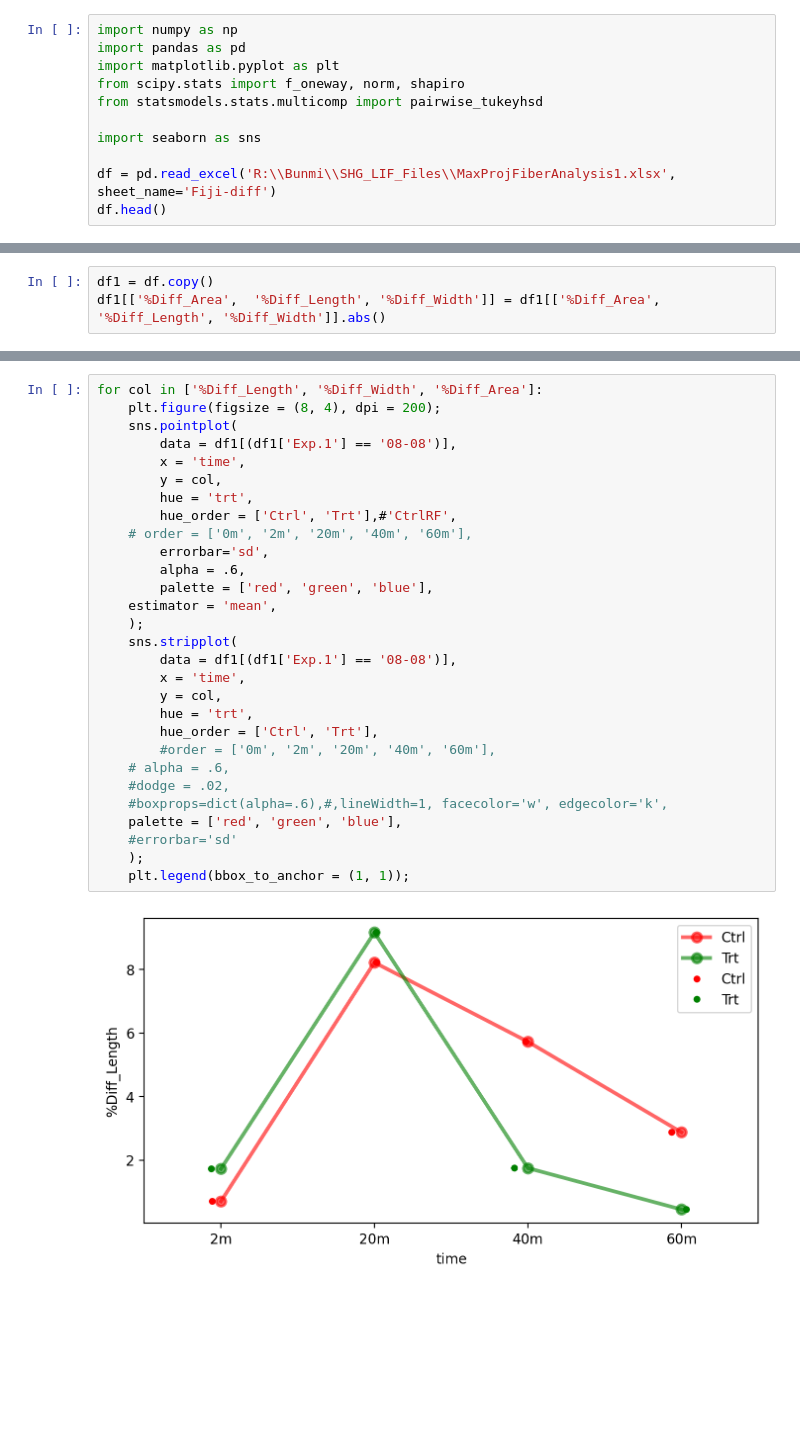
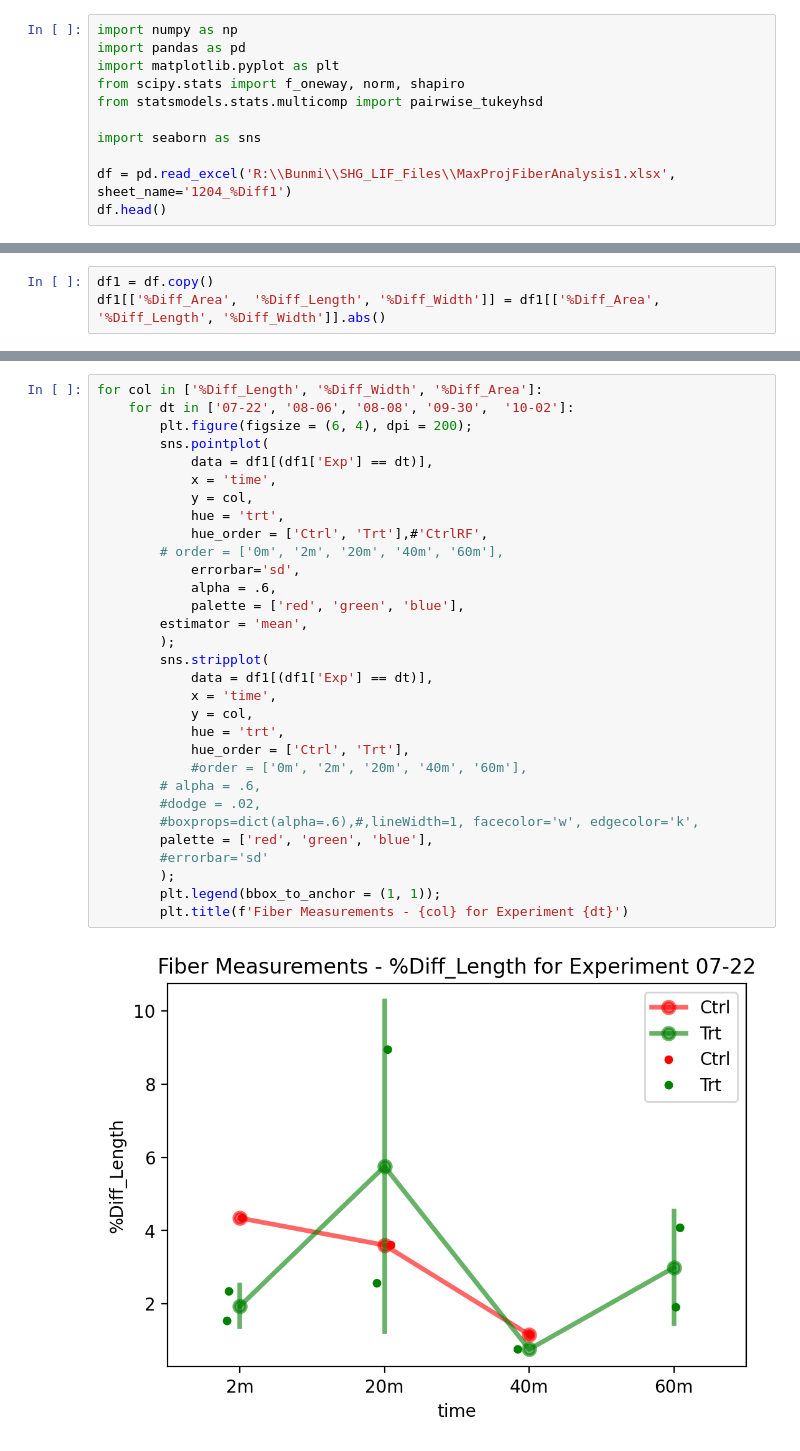
Before and after one commit to bunmiadejimi/Raman_Collagen, a Jupyter notebook: Image_Data_Analysis.ipynb, the cells around one changed output, grey strips where cells are left out. Saved outputs shown, nothing was run; the diff lists cells and outputs as text; blank space fills up the shorter version.

Commit message:
Update Image_Data_Analysis.ipynb
Added single fiber analyses

```diff
--- a/Image_Data_Analysis.ipynb
+++ b/Image_Data_Analysis.ipynb
@@ -7,6 +7,6 @@ from statsmodels.stats.multicomp import pairwise_tukeyhsd
 
 import seaborn as sns
 
-df = pd.read_excel('R:\\Bunmi\\SHG_LIF_Files\\MaxProjFiberAnalysis1.xlsx', sheet_name='Fiji-diff')
+df = pd.read_excel('R:\\Bunmi\\SHG_LIF_Files\\MaxProjFiberAnalysis1.xlsx', sheet_name='1204_%Diff1')
 df.head()
 # %% [output]
@@ -78,31 +107,33 @@ df1[['%Diff_Area',	'%Diff_Length',	'%Diff_Width']] = df1[['%Diff_Area',	'%Diff_L
 # %%
 for col in ['%Diff_Length', '%Diff_Width', '%Diff_Area']:
-    plt.figure(figsize = (8, 4), dpi = 200);
-    sns.pointplot(
-        data = df1[(df1['Exp.1'] == '08-08')],
-        x = 'time',
-        y = col,
-        hue = 'trt',
-        hue_order = ['Ctrl', 'Trt'],#'CtrlRF',
-    # order = ['0m', '2m', '20m', '40m', '60m'],
-        errorbar='sd',
-        alpha = .6,
+    for dt in ['07-22', '08-06', '08-08', '09-30',  '10-02']:
+        plt.figure(figsize = (6, 4), dpi = 200);
+        sns.pointplot(
+            data = df1[(df1['Exp'] == dt)],
+            x = 'time',
+            y = col,
+            hue = 'trt',
+            hue_order = ['Ctrl', 'Trt'],#'CtrlRF',
+        # order = ['0m', '2m', '20m', '40m', '60m'],
+            errorbar='sd',
+            alpha = .6,
+            palette = ['red', 'green', 'blue'],
+        estimator = 'mean',
+        );
+        sns.stripplot(
+            data = df1[(df1['Exp'] == dt)],
+            x = 'time',
+            y = col,
+            hue = 'trt',
+            hue_order = ['Ctrl', 'Trt'],
+            #order = ['0m', '2m', '20m', '40m', '60m'],
+        # alpha = .6,
+        #dodge = .02,
+        #boxprops=dict(alpha=.6),#,lineWidth=1, facecolor='w', edgecolor='k',
         palette = ['red', 'green', 'blue'],
-    estimator = 'mean',
-    );
-    sns.stripplot(
-        data = df1[(df1['Exp.1'] == '08-08')],
-        x = 'time',
-        y = col,
-        hue = 'trt',
-        hue_order = ['Ctrl', 'Trt'],
-        #order = ['0m', '2m', '20m', '40m', '60m'],
-    # alpha = .6,
-    #dodge = .02,
-    #boxprops=dict(alpha=.6),#,lineWidth=1, facecolor='w', edgecolor='k',
-    palette = ['red', 'green', 'blue'],
-    #errorbar='sd'
-    );
-    plt.legend(bbox_to_anchor = (1, 1));
+        #errorbar='sd'
+        );
+        plt.legend(bbox_to_anchor = (1, 1));
+        plt.title(f'Fiber Measurements - {col} for Experiment {dt}')
 # %% [output]
-[figure, old version]
+[figure, new version]
```
Also changed, not shown: parts of 14 cells of this notebook.
